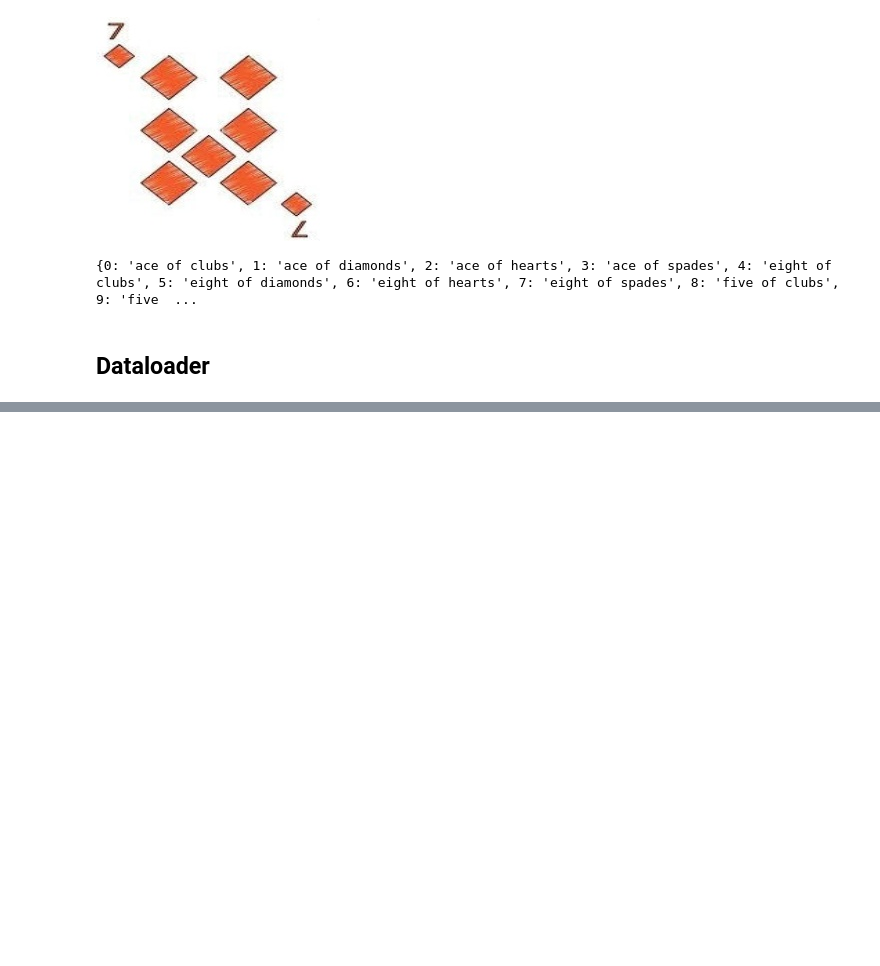
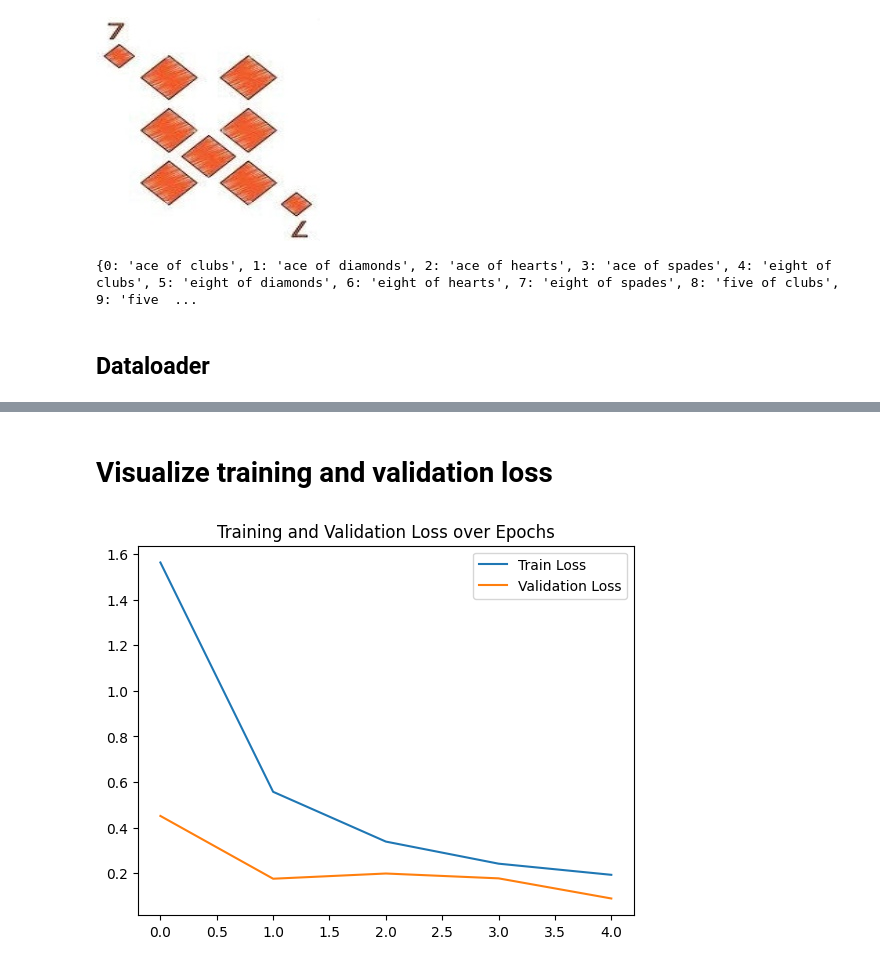
Before and after one commit to Abudidayo/playing-cards-pytorch-model, a Jupyter notebook: testPyTorch.ipynb, the cells around one changed output, grey strips where cells are left out. Drawn from its saved outputs; the diff is of its cells as text; code cells hidden in the pictures; blank space fills up the shorter version.

```diff
--- a/testPyTorch.ipynb
+++ b/testPyTorch.ipynb
@@ -82,3 +100,8 @@ for image, label in dataset:
     break
 # %% [markdown]
 ## Dataloader
+# %%
+dataloader = DataLoader(dataset, batch_size=32, shuffle=True)
+
+for images, labels in dataloader:
+    break
@@ -84,0 +119,16 @@ for image, label in dataset:
+# %%
+class SimpleCardClassifier(nn.Module):
+    def __init__(self, num_classes=53):
+        super(SimpleCardClassifier, self).__init__()
+        self.base_model = timm.create_model('efficientnet_b0', pretrained=True)
+        self.features = nn.Sequential(*list(self.base_model.children())[:-1])
+
+        enet_out_size = 1280
+        # Make a classifier
+        self.classifier = nn.Linear(enet_out_size, num_classes)
+
+
+    def forward(self, x):
+        x = self.features(x)
+        output = self.classifier(x)
+        return output
@@ -84,0 +166,17 @@ for image, label in dataset:
+# %%
+transform = transforms.Compose([
+    transforms.Resize((128, 128)),
+    transforms.ToTensor(),
+])
+
+train_folder = "C:/Users/Abudi/.cache/kagglehub/datasets/gpiosenka/cards-image-datasetclassification/versions/2/train/"
+valid_folder = "C:/Users/Abudi/.cache/kagglehub/datasets/gpiosenka/cards-image-datasetclassification/versions/2/valid/"
+test_folder = "C:/Users/Abudi/.cache/kagglehub/datasets/gpiosenka/cards-image-datasetclassification/versions/2/test/"
+
+train_dataset = PlayingCardDataSet(train_folder, transform=transform)
+valid_dataset = PlayingCardDataSet(valid_folder, transform=transform)
+test_dataset = PlayingCardDataSet(test_folder, transform=transform)
+
+train_loader = DataLoader(train_dataset, batch_size=32, shuffle=True)
+valid_loader = DataLoader(valid_dataset, batch_size=32, shuffle=False)
+test_loader = DataLoader(valid_dataset, batch_size=32, shuffle=False)
@@ -84,0 +231,10 @@ for image, label in dataset:
+# %% [markdown]
+# Visualize training and validation loss
+# %%
+plt.plot(range(num_epochs), train_losses, label='Train Loss')
+plt.plot(range(num_epochs), val_losses, label='Validation Loss')
+plt.legend()
+plt.title('Training and Validation Loss over Epochs')
+plt.show()
+# %% [output]
+[figure, added]
```
Also changed, not shown: parts of 16 cells of this notebook, 1 other file.
